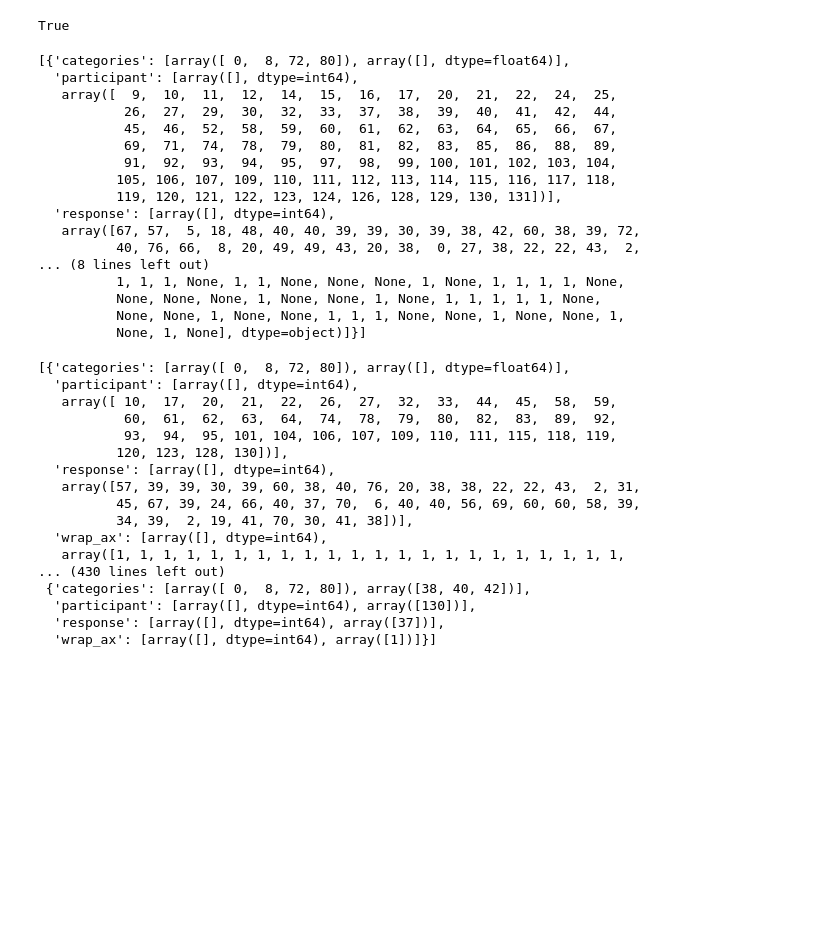
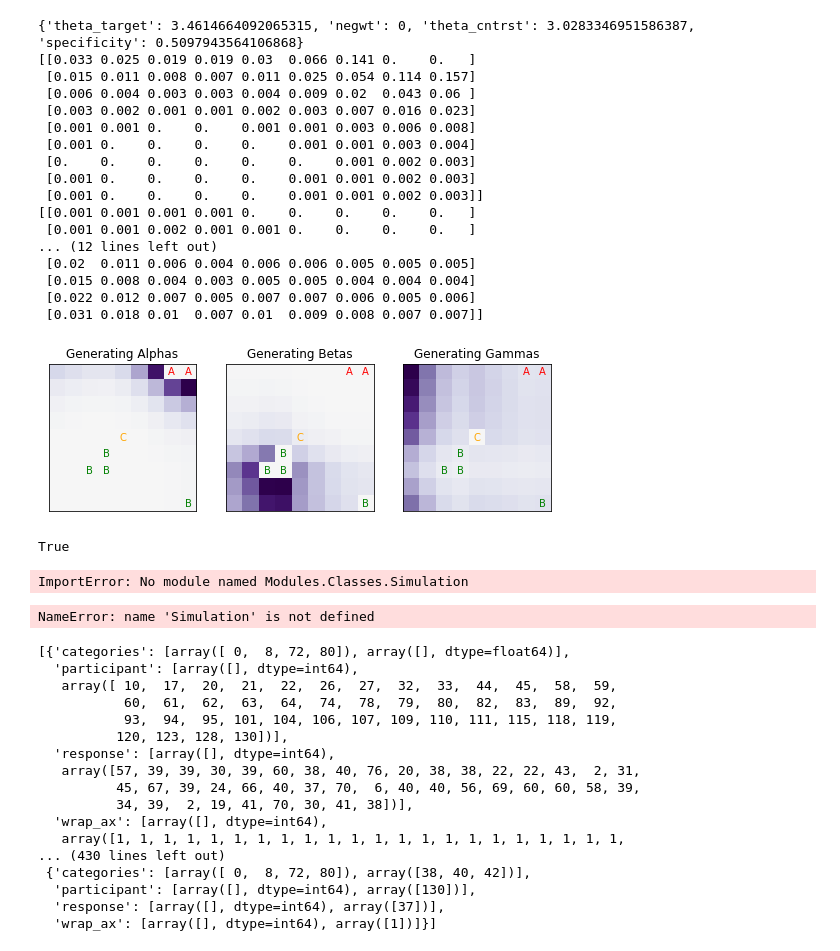
Before and after one commit to AusterweilLab/generating_categories, a Jupyter notebook: Experiments/cogpsych-code/test_multiple_cats.ipynb, the cells around one changed output. Cells and saved outputs as stored; diff of their text form; code cells hidden in the pictures; blank space fills up the shorter version.

Commit message:
Some cleanup of simulation scripts.

```diff
--- a/Experiments/cogpsych-code/test_multiple_cats.ipynb
+++ b/Experiments/cogpsych-code/test_multiple_cats.ipynb
@@ -68,3 +114,60 @@ for ci in range(len(categories)):
+# %%
+import matplotlib.pyplot as plt
+wrap_ax = None
+model = Packer
+# params = best_params[model.model]
+#params = dict({'determinism':1,'unit_var':.1}) #for dumb Negated
+params = best_params[Packer.model]
+# params['negwt'] = 0
+print(params)
+c1 = np.array([[-1.,-1.],[1.,-1.],[-1.,1.],[1.,1.]])
+c1 = np.array([[1.,1],[.75,1]])
+
+
+c2 = np.array([[-.25,-.25],[-.5,-.5],[-.25,-.5],[1,-1]])
+c3 = np.array([[0,0]])
+categories = [c1,c2,c3]
+catstr = ['Generating Alphas','Generating Betas','Generating Gammas']
+
+STAT_LIMS = (-1.0, 1.0)
+betacol = ['green' for bi in range(len(c2))]
+f,ax = plt.subplots(1,len(categories),figsize=(3*len(categories),3))
+# params['category_mean_bias'] = .1
+for ci in range(len(categories)):
+    ps = model(categories,params,wrap_ax=wrap_ax).get_generation_ps(stimuli,ci,'generate')
+    print(np.flipud(np.round(np.reshape(ps,(9,9)),3)))
+    gps = funcs.gradientroll(ps,'roll')[:,:,0]
+    ps_ElRange = gps.max()-gps.min();
+    plotVals = (gps-gps.min())/ps_ElRange
+    if len(categories)>2:
+        gammas = categories[2]
+    else:
+        gammas = []
+    funcs.plotgradient(ax[ci], plotVals, categories[0], categories[1], gammas = gammas,clim = STAT_LIMS, cmap = 'PuOr',beta_col=betacol)
+    ax[ci].set_title(catstr[ci])
+# plt.close()
+# categories2 = [np.array([[-1.,-1.],[1.,-1.],[-1.,-.75],[1.,-.75]])]
+# temp2 = model(categories2,params,wrap_ax=wrap_ax).get_generation_ps(stimuli,1,'generate',wrap_ax=wrap_ax)
+# print(np.round(np.reshape(temp2,(9,9)),3))
+# %% [output]
+{'theta_target': 3.4614664092065315, 'negwt': 0, 'theta_cntrst': 3.0283346951586387, 'specificity': 0.5097943564106868}
+[[0.033 0.025 0.019 0.019 0.03  0.066 0.141 0.    0.   ]
+ [0.015 0.011 0.008 0.007 0.011 0.025 0.054 0.114 0.157]
+ [0.006 0.004 0.003 0.003 0.004 0.009 0.02  0.043 0.06 ]
+ [0.003 0.002 0.001 0.001 0.002 0.003 0.007 0.016 0.023]
+ [0.001 0.001 0.    0.    0.001 0.001 0.003 0.006 0.008]
+ [0.001 0.    0.    0.    0.    0.001 0.001 0.003 0.004]
+ [0.    0.    0.    0.    0.    0.    0.001 0.002 0.003]
+ [0.001 0.    0.    0.    0.    0.001 0.001 0.002 0.003]
+ [0.001 0.    0.    0.    0.    0.001 0.001 0.002 0.003]]
+[[0.001 0.001 0.001 0.001 0.    0.    0.    0.    0.   ]
+ [0.001 0.001 0.002 0.001 0.001 0.    0.    0.    0.   ]
+... (12 lines left out)
+ [0.02  0.011 0.006 0.004 0.006 0.006 0.005 0.005 0.005]
+ [0.015 0.008 0.004 0.003 0.005 0.005 0.004 0.004 0.004]
+ [0.022 0.012 0.007 0.005 0.007 0.007 0.006 0.005 0.006]
+ [0.031 0.018 0.01  0.007 0.01  0.009 0.008 0.007 0.007]]
+[figure, added]
 # %%
 1.0==1
 type(1) == int
@@ -77,27 +180,14 @@ import pickle
 with open('pickles/corner.p','rb') as f:
     trials2 = pickle.load(f)
 trials2.task='generate'
+trials2.Set[2]
+# %% [output]
+ImportError: No module named Modules.Classes.Simulation
 # %%
-temp = Simulation.extractPptData(trials2,'all',0)
+temp = Simulation.extractPptData(trials2,'all',[0,2])
 temp.Set
 # %% [output]
-[{'categories': [array([ 0,  8, 72, 80]), array([], dtype=float64)],
-  'participant': [array([], dtype=int64),
-   array([  9,  10,  11,  12,  14,  15,  16,  17,  20,  21,  22,  24,  25,
-           26,  27,  29,  30,  32,  33,  37,  38,  39,  40,  41,  42,  44,
-           45,  46,  52,  58,  59,  60,  61,  62,  63,  64,  65,  66,  67,
-           69,  71,  74,  78,  79,  80,  81,  82,  83,  85,  86,  88,  89,
-           91,  92,  93,  94,  95,  97,  98,  99, 100, 101, 102, 103, 104,
-          105, 106, 107, 109, 110, 111, 112, 113, 114, 115, 116, 117, 118,
-          119, 120, 121, 122, 123, 124, 126, 128, 129, 130, 131])],
-  'response': [array([], dtype=int64),
-   array([67, 57,  5, 18, 48, 40, 40, 39, 39, 30, 39, 38, 42, 60, 38, 39, 72,
-          40, 76, 66,  8, 20, 49, 49, 43, 20, 38,  0, 27, 38, 22, 22, 43,  2,
-... (8 lines left out)
-          1, 1, 1, None, 1, 1, None, None, None, 1, None, 1, 1, 1, 1, None,
-          None, None, None, 1, None, None, 1, None, 1, 1, 1, 1, 1, None,
-          None, None, 1, None, None, 1, 1, 1, None, None, 1, None, None, 1,
-          None, 1, None], dtype=object)]}]
+NameError: name 'Simulation' is not defined
 # %%
 import pickle
 with open('pickles/corner_c.p','rb') as f:
```
Also changed, not shown: parts of 5 cells of this notebook, 29 other files.
